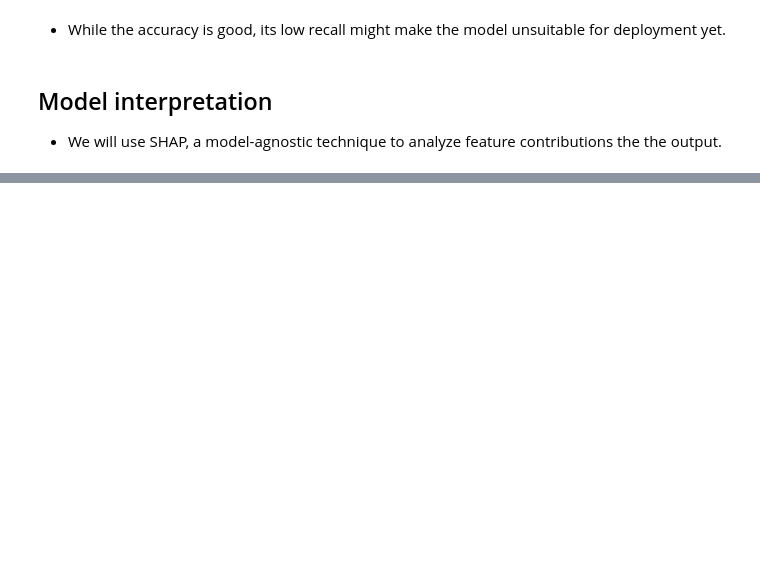
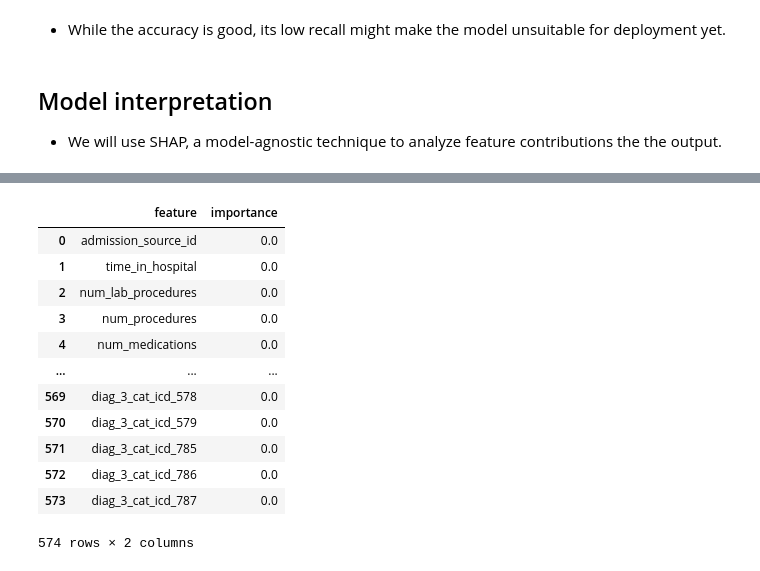
Before and after one commit to Arjeus/diabetes_assignment, a Jupyter notebook: diabetes_readmission_prediction_boost_discharge.ipynb, the cells around one changed output, grey strips where cells are left out. Saved outputs shown, nothing was run; the diff lists cells and outputs as text; code cells hidden in the pictures; blank space fills up the shorter version.

```diff
--- a/diabetes_readmission_prediction_boost_discharge.ipynb
+++ b/diabetes_readmission_prediction_boost_discharge.ipynb
@@ -494,10 +641,32 @@ print('Balanced training set shape:', train_bal_df_pt.shape)
 # %%
 # Define categorical and numerical columns for PyTorch Tabular
 categorical_cols_pt = [col for col in X_train_pt.columns if X_train_pt[col].dtype == 'object' or X_train_pt[col].dtype.name == 'category']
-numerical_cols_pt = [col for col in X_train_pt.columns if X_train_pt[col].dtype != 'object' or X_train_pt[col].dtype.name != 'category']
+numerical_cols_pt = [col for col in X_train_pt.columns if X_train_pt[col].dtype != 'object' and X_train_pt[col].dtype.name != 'category']
 
 print(f"Categorical columns ({len(categorical_cols_pt)}): {categorical_cols_pt[:5]}...")
 print(f"Numerical columns ({len(numerical_cols_pt)}): {numerical_cols_pt[:5]}...")
+
+# Make sure we have the correct categoricals
+categorical_cols_pt = []
+numerical_cols_pt = []
+
+for col in X_train_pt.columns:
+    if X_train_pt[col].dtype == 'object' or str(X_train_pt[col].dtype) == 'category':
+        categorical_cols_pt.append(col)
+    else:
+        numerical_cols_pt.append(col)
+
+# Dummify categorical columns for PyTorch Tabular
+X_train_pt = pd.get_dummies(X_train_pt, columns=categorical_cols_pt, drop_first=True)
+X_test_pt = pd.get_dummies(X_test_pt, columns=categorical_cols_pt, drop_first=True)
+
+scaler = StandardScaler()
+# Normalize numerical columns for PyTorch Tabular
+X_train_pt[numerical_cols_pt] = scaler.fit_transform(X_train_pt[numerical_cols_pt])
+X_test_pt[numerical_cols_pt] = scaler.transform(X_test_pt[numerical_cols_pt])
+
+# all are actually numerical now, so we can use them as such
+categorical_cols_pt = []  # No categorical columns after dummification
 
 # Configure PyTorch Tabular Data Config
 data_config = DataConfig(
@@ -1015,0 +1481,16 @@ print(importance_df.head(15))
+# %%
+pd.DataFrame({'feature': feature_names_pt, 'importance': feature_importance_pt.ravel()})
+# %% [output]
+|  | feature | importance |
+| 0 | admission_source_id | 0.0 |
+| 1 | time_in_hospital | 0.0 |
+| 2 | num_lab_procedures | 0.0 |
+| 3 | num_procedures | 0.0 |
+| 4 | num_medications | 0.0 |
+| ... | ... | ... |
+| 569 | diag_3_cat_icd_578 | 0.0 |
+| 570 | diag_3_cat_icd_579 | 0.0 |
+| 571 | diag_3_cat_icd_785 | 0.0 |
+| 572 | diag_3_cat_icd_786 | 0.0 |
+| 573 | diag_3_cat_icd_787 | 0.0 |
+574 rows × 2 columns
```
Also changed, not shown: parts of 33 cells of this notebook, 3 other files.
